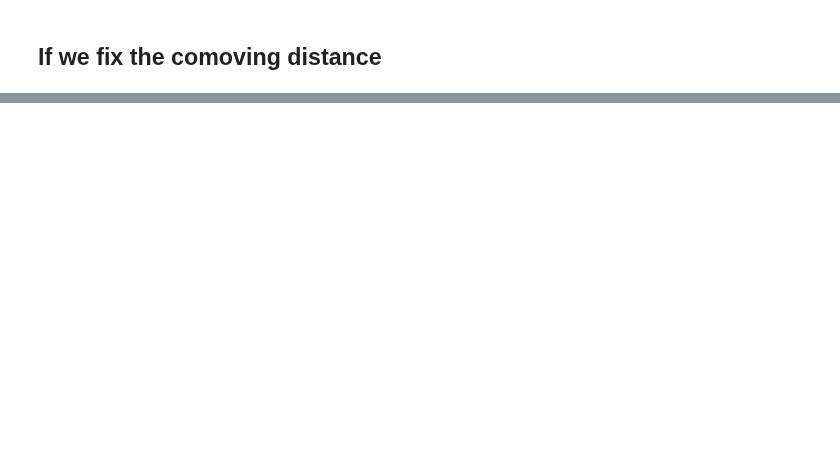
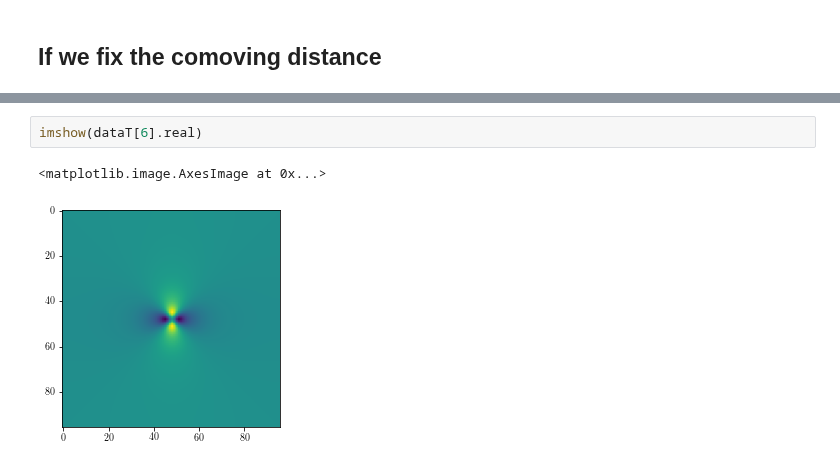
Before and after one commit to mr-superonion/splinv, a Jupyter notebook: notebook/sim-haloCatalog.ipynb, the cells around one changed output, grey strips where cells are left out. Saved outputs shown, nothing was run; the diff lists cells and outputs as text; blank space fills up the shorter version.

```diff
--- a/notebook/sim-haloCatalog.ipynb
+++ b/notebook/sim-haloCatalog.ipynb
@@ -80,0 +114,5 @@ for iz,zh in enumerate(z_array):
+# %%
+imshow(dataT[6].real)
+# %% [output]
+<matplotlib.image.AxesImage at 0x...>
+[figure, added]
```
Also changed, not shown: parts of 16 cells of this notebook, 9 other files.
